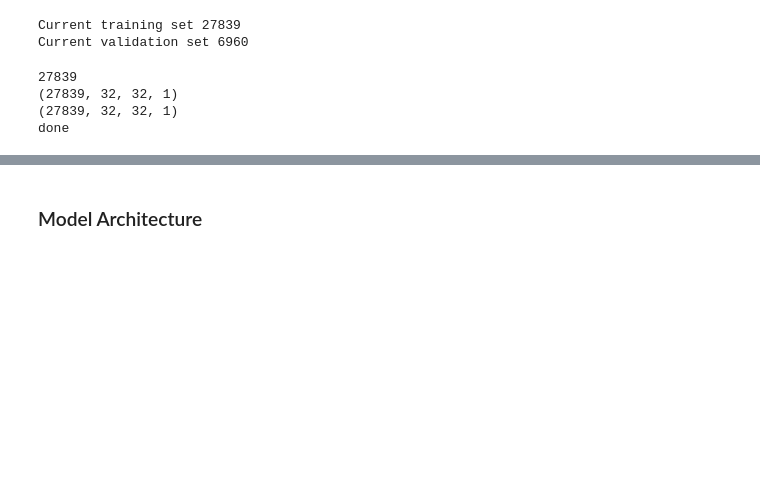
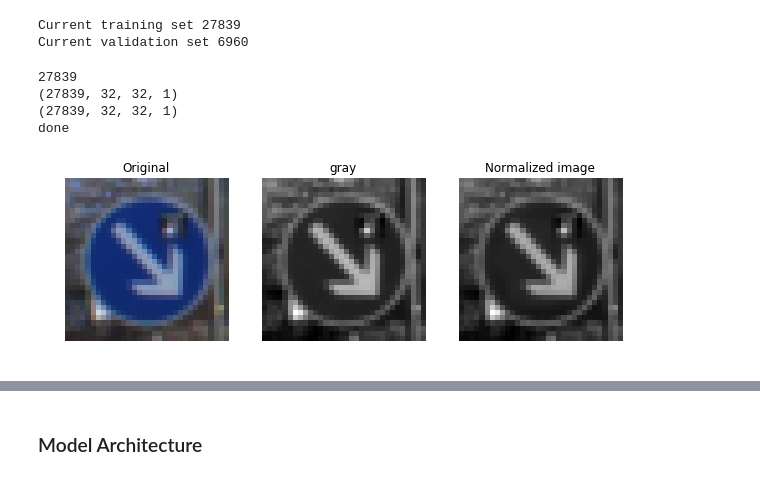
Before and after one commit to GlinZhu/CarND-Traffic-Sign-Classifier-Project, a Jupyter notebook: Traffic_Sign_Classifier.ipynb, the cells around one changed output, grey strips where cells are left out. Drawn from its saved outputs; the diff is of its cells as text; code cells hidden in the pictures; blank space fills up the shorter version.

```diff
--- a/Traffic_Sign_Classifier.ipynb
+++ b/Traffic_Sign_Classifier.ipynb
@@ -195,7 +195,8 @@ Use the code cell (or multiple code cells, if necessary) to implement the first
 ### Split the validation set from training set
 from sklearn.model_selection import train_test_split
 X_train, X_validation, y_train, y_validation = train_test_split(X_train, y_train, test_size=0.20, random_state=42)
-
+X_train_original=[]
+X_train_original=X_train
 print('Current training set',len(X_train))
 print('Current validation set',len(X_validation))
 # %% [output]
@@ -236,3 +237,29 @@ print('done')
 (27839, 32, 32, 1)
 (27839, 32, 32, 1)
 done
+# %%
+### print the grayscale images and normalized images
+import pandas as pd
+random.seed(1)
+index=random.randint(0,len(X_train))   #get an image radomly from training set
+image=X_train_original[index]
+image_nor=X_train_nor[index]
+image_gray=X_train_gray[index]
+fig,axs=plt.subplots(1,3, figsize=(10,3))
+axs=axs.ravel()
+axs[0].axis('off')
+axs[0].set_title('Original')
+axs[0].imshow(image)
+
+axs[1].axis('off')
+axs[1].set_title('gray')
+axs[1].imshow(image_gray.squeeze(),cmap='gray')
+
+
+axs[2].axis('off')
+axs[2].set_title('Normalized image')
+axs[2].imshow(image_nor.squeeze(), cmap='gray')
+
+fig.savefig("./examples/gray_normalize.png")
+# %% [output]
+[figure, added]
```
Also changed, not shown: parts of 3 cells of this notebook, 7 other files.
